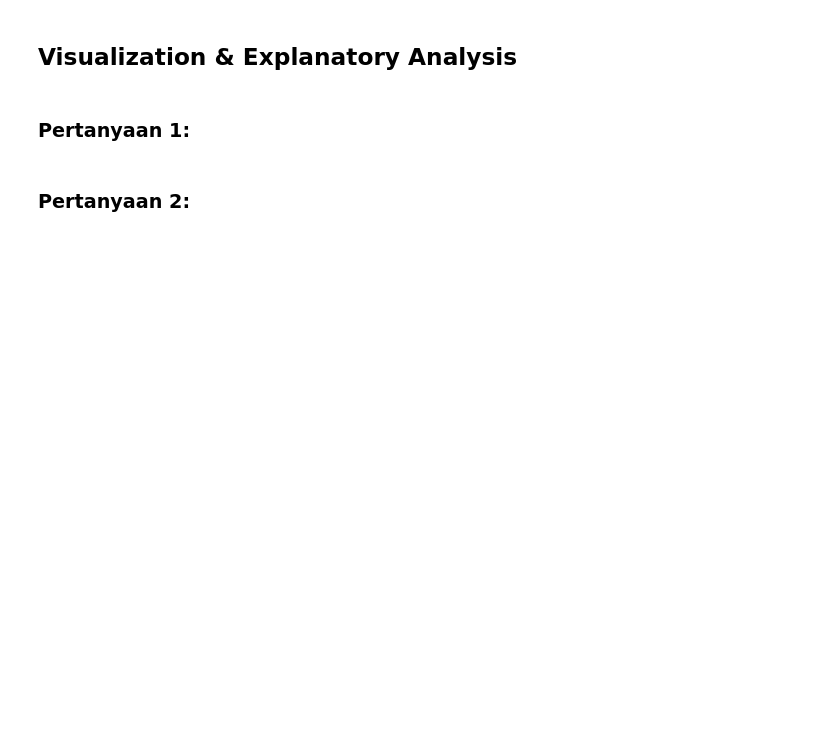
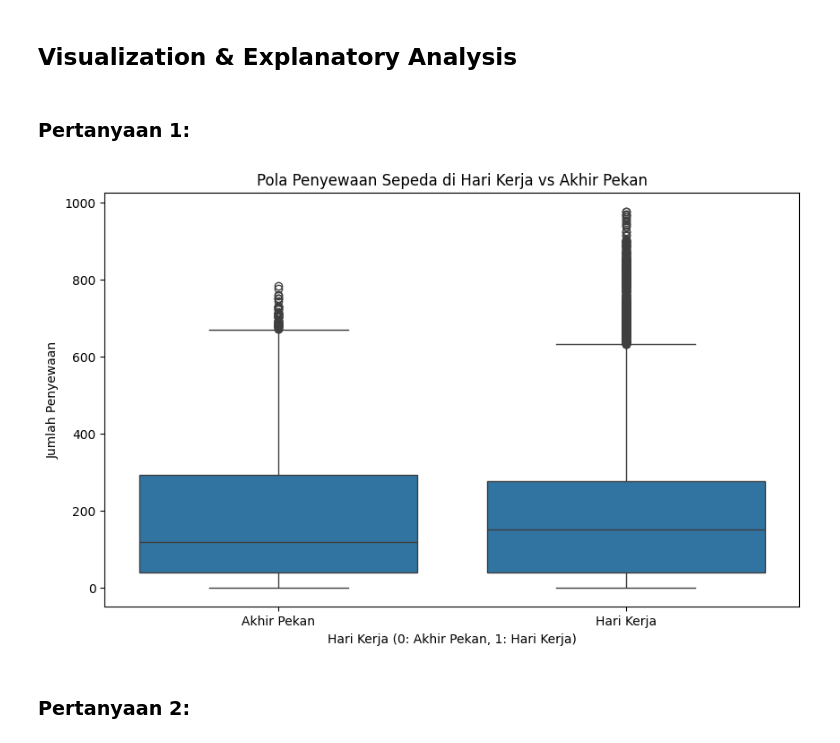
Before and after one commit to OktaPitriani/Proyek, a Jupyter notebook: Proyek_Analisis_Data.ipynb, the cells around one changed output. Saved outputs shown, nothing was run; the diff lists cells and outputs as text; code cells hidden in the pictures; blank space fills up the shorter version.

```diff
--- a/Proyek_Analisis_Data.ipynb
+++ b/Proyek_Analisis_Data.ipynb
@@ -44,5 +190,15 @@
 ## Visualization & Explanatory Analysis
 # %% [markdown]
 ### Pertanyaan 1:
+# %%
+plt.figure(figsize=(10, 6))
+sns.boxplot(x='workingday', y='cnt', data=hour_df)
+plt.title('Pola Penyewaan Sepeda di Hari Kerja vs Akhir Pekan')
+plt.xlabel('Hari Kerja (0: Akhir Pekan, 1: Hari Kerja)')
+plt.ylabel('Jumlah Penyewaan')
+plt.xticks(ticks=[0, 1], labels=['Akhir Pekan', 'Hari Kerja'])
+plt.show()
+# %% [output]
+[figure, added]
 # %% [markdown]
 ### Pertanyaan 2:
```
Also changed, not shown: parts of 31 cells of this notebook.
